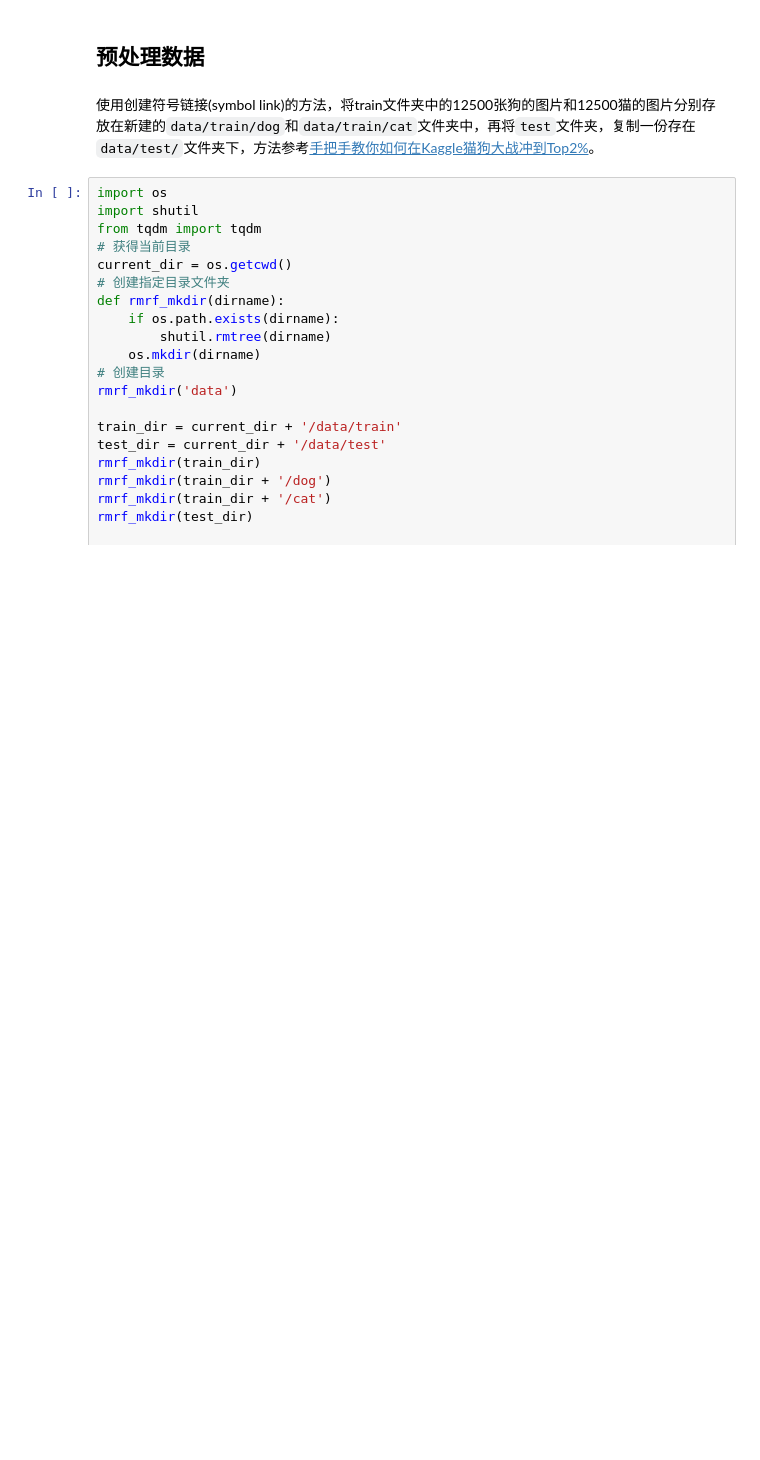
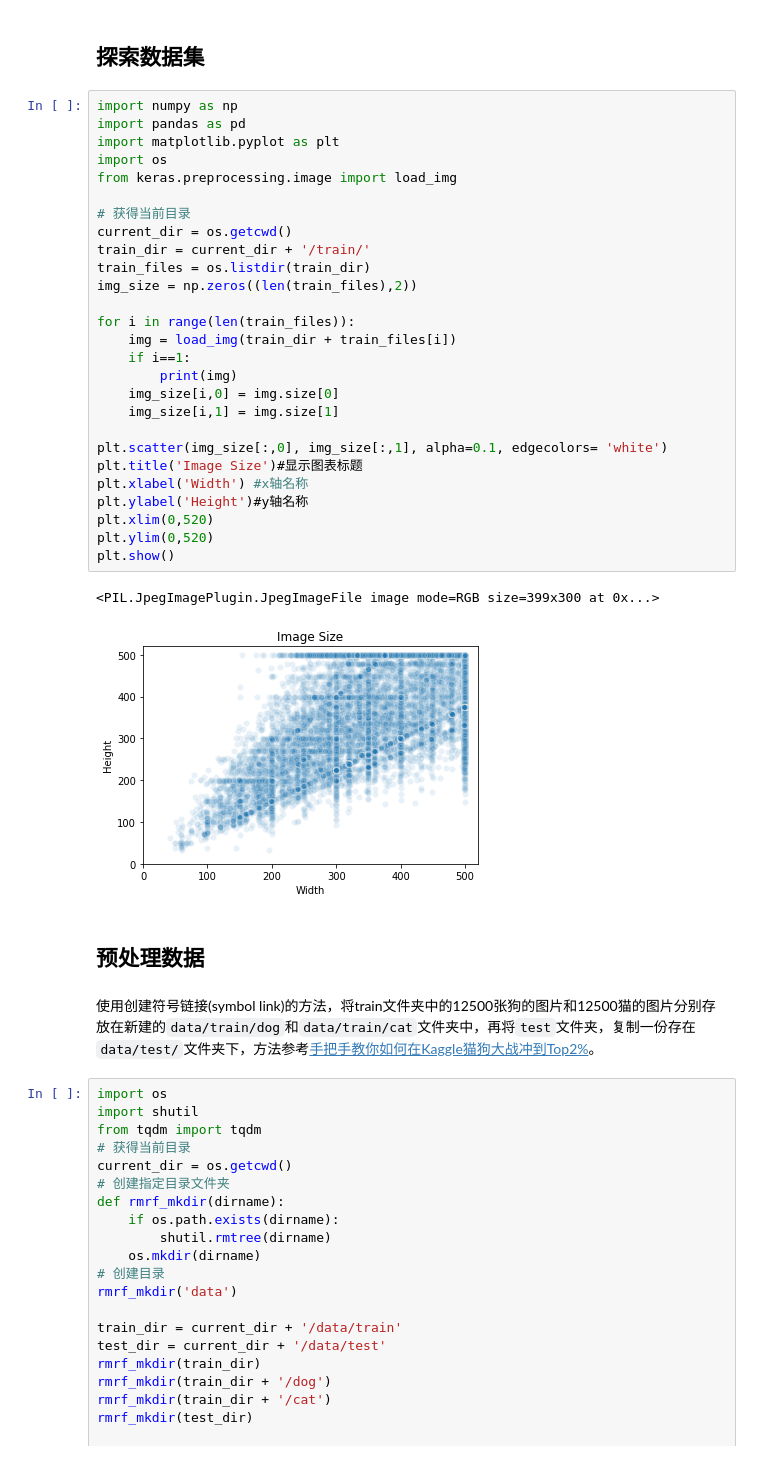
Before and after one commit to gyhkevin/udacity-ML-2, a Jupyter notebook: p7/dogs-vs-cats/preprocess_dataset.ipynb, the cells around one changed output. Saved outputs shown, nothing was run; the diff lists cells and outputs as text; blank space fills up the shorter version.

Commit message:
add plt show images size

```diff
--- a/p7/dogs-vs-cats/preprocess_dataset.ipynb
+++ b/p7/dogs-vs-cats/preprocess_dataset.ipynb
@@ -1,3 +1,35 @@
+# %% [markdown]
+## 探索数据集
+# %%
+import numpy as np
+import pandas as pd
+import matplotlib.pyplot as plt
+import os
+from keras.preprocessing.image import load_img
+
+# 获得当前目录
+current_dir = os.getcwd()
+train_dir = current_dir + '/train/'
+train_files = os.listdir(train_dir)
+img_size = np.zeros((len(train_files),2))
+
+for i in range(len(train_files)):
+    img = load_img(train_dir + train_files[i])
+    if i==1:
+        print(img)
+    img_size[i,0] = img.size[0]
+    img_size[i,1] = img.size[1]
+
+plt.scatter(img_size[:,0], img_size[:,1], alpha=0.1, edgecolors= 'white')
+plt.title('Image Size')#显示图表标题
+plt.xlabel('Width') #x轴名称
+plt.ylabel('Height')#y轴名称
+plt.xlim(0,520)
+plt.ylim(0,520)
+plt.show()
+# %% [output]
+<PIL.JpegImagePlugin.JpegImageFile image mode=RGB size=399x300 at 0x...>
+[figure, added]
 # %% [markdown]
 ## 预处理数据
 # %% [markdown]
```
Also changed, not shown: 1 other file.
